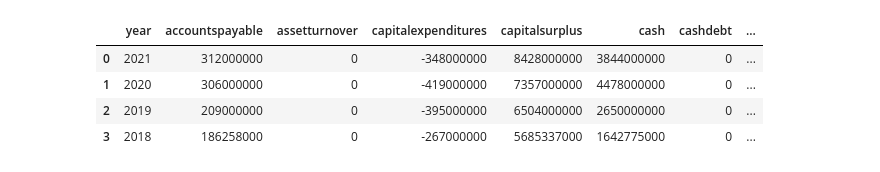
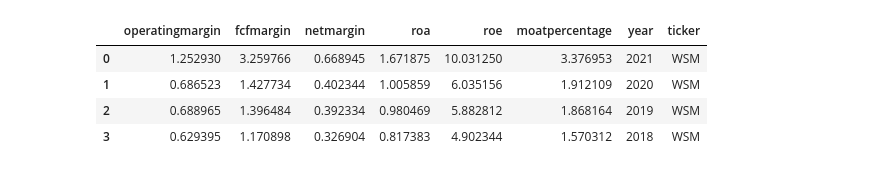
Before and after one commit to Michiel-DK/tracker, a Jupyter notebook: notebooks/try2.ipynb, the cells around one changed output. Cells and saved outputs as stored; diff of their text form; code cells hidden in the pictures.

```diff
--- a/notebooks/try2.ipynb
+++ b/notebooks/try2.ipynb
@@ -25,8 +23,10 @@ adbe.get_financials()
-# %%
-adbe.get_preprocess()
-# %% [output]
-|  | year | accountspayable | assetturnover | capitalexpenditures | capitalsurplus | cash | cashdebt | ... |
-| 0 | 2021 | 312000000 | 0 | -348000000 | 8428000000 | 3844000000 | 0 | ... |
-| 1 | 2020 | 306000000 | 0 | -419000000 | 7357000000 | 4478000000 | 0 | ... |
-| 2 | 2019 | 209000000 | 0 | -395000000 | 6504000000 | 2650000000 | 0 | ... |
-| 3 | 2018 | 186258000 | 0 | -267000000 | 5685337000 | 1642775000 | 0 | ... |
+# %%
+moat, health = adbe.get_checklist()
+# %%
+moat
+# %% [output]
+|  | operatingmargin | fcfmargin | netmargin | roa | roe | moatpercentage | year | ticker |
+| 0 | 1.252930 | 3.259766 | 0.668945 | 1.671875 | 10.031250 | 3.376953 | 2021 | WSM |
+| 1 | 0.686523 | 1.427734 | 0.402344 | 1.005859 | 6.035156 | 1.912109 | 2020 | WSM |
+| 2 | 0.688965 | 1.396484 | 0.392334 | 0.980469 | 5.882812 | 1.868164 | 2019 | WSM |
+| 3 | 0.629395 | 1.170898 | 0.326904 | 0.817383 | 4.902344 | 1.570312 | 2018 | WSM |
```
Also changed, not shown: parts of 14 cells of this notebook, 9 other files.
